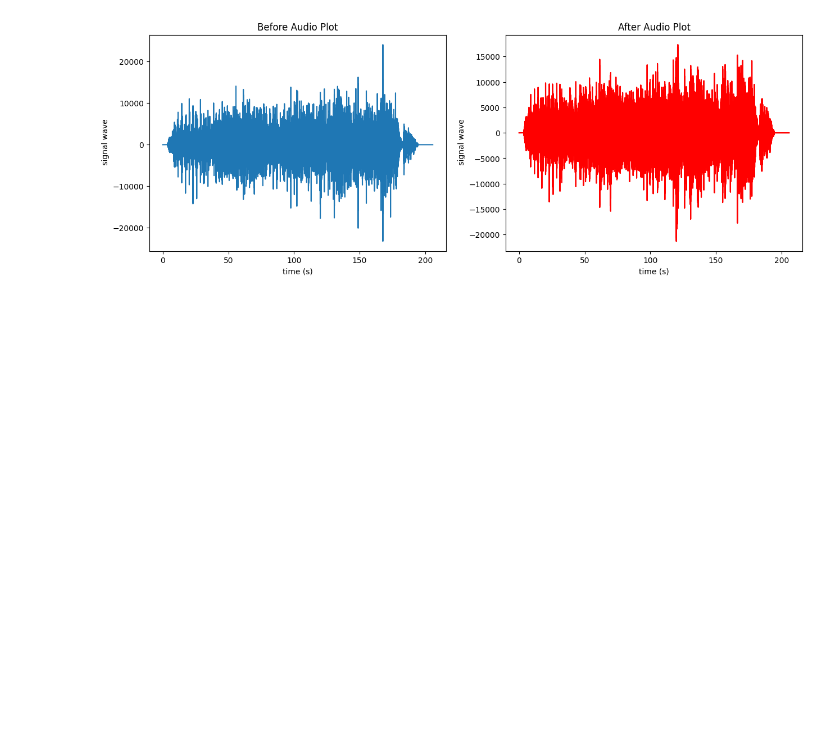
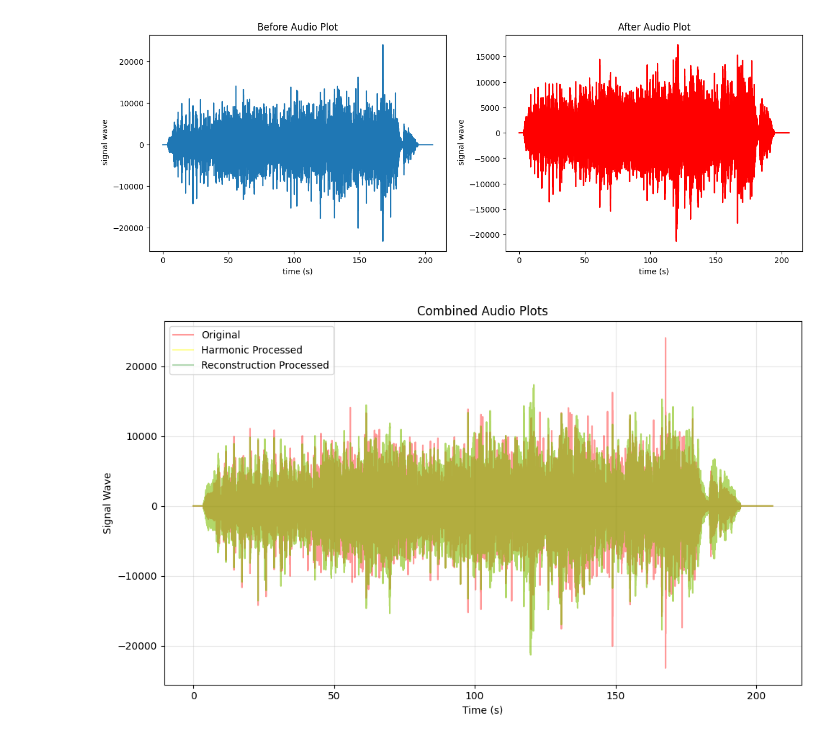
Before and after one commit to ShamalLakshan/AudExp, a Jupyter notebook: PerformaceAnalyser.ipynb, the cells around one changed output. Saved outputs shown, nothing was run; the diff lists cells and outputs as text; code cells hidden in the pictures; blank space fills up the shorter version.

```diff
--- a/PerformaceAnalyser.ipynb
+++ b/PerformaceAnalyser.ipynb
@@ -74,3 +74,27 @@ plt.show()
 # %% [output]
 NameError: name 'time' is not defined
 [figure]
+# %%
+# Assuming you have already defined input_time, input_signal_array, output_time, and output_signal_array
+
+plt.figure(figsize=(10, 6))  # Adjust the figure size as needed
+
+# Plot 1
+plt.plot(input_time, input_signal_array, label='Original', alpha=0.4, color='red')
+
+# Plot 2
+plt.plot(output_time, output_signal_array, color='yellow', label='Harmonic Processed', alpha=0.4)
+
+# Plot 3 (same as Plot 2 in your original code)
+plt.plot(output_time, output_signal_array, color='green', label='Reconstruction Processed', alpha=0.3)
+
+plt.title('Combined Audio Plots')
+plt.ylabel('Signal Wave')
+plt.xlabel('Time (s)')
+plt.legend()
+plt.grid(True, alpha=0.3)  # Also added transparency to the grid
+
+plt.tight_layout()
+plt.show()
+# %% [output]
+[figure, added]
```
